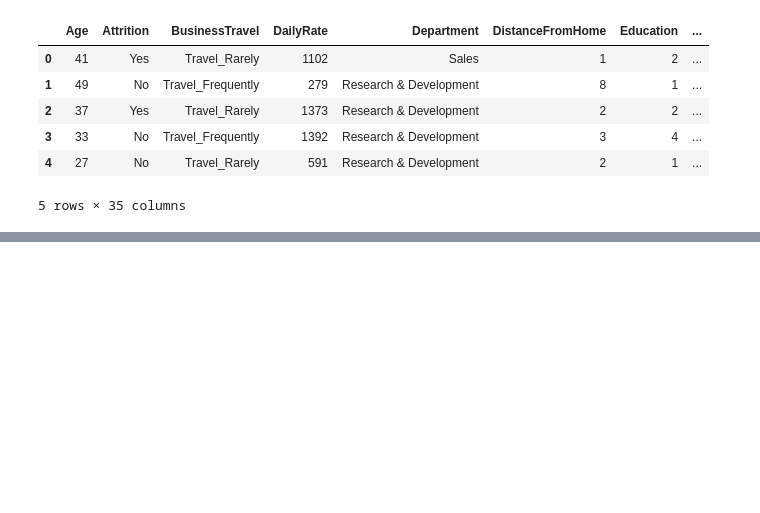
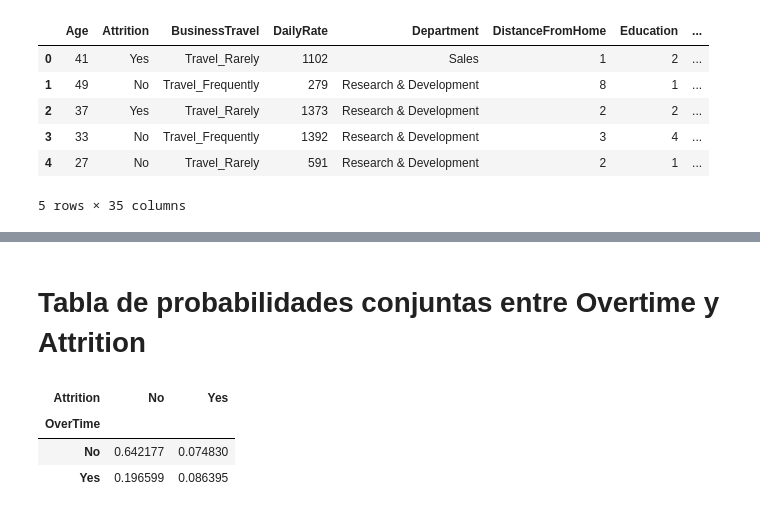
Before and after one commit to Lysjoma/EstadisticaMaestria2, a Jupyter notebook: Taller2/Taller.ipynb, the cells around one changed output, grey strips where cells are left out. Drawn from its saved outputs; the diff is of its cells as text; code cells hidden in the pictures; blank space fills up the shorter version.

```diff
--- a/Taller2/Taller.ipynb
+++ b/Taller2/Taller.ipynb
@@ -15,0 +74,10 @@ df_empleados.head()
+# %% [markdown]
+# Tabla de probabilidades conjuntas entre Overtime y Attrition
+# %%
+TablaProbConjunta = tabla/tabla.values.sum()
+TablaProbConjunta
+# %% [output]
+| Attrition | No | Yes |
+| OverTime |  |  |
+| No | 0.642177 | 0.074830 |
+| Yes | 0.196599 | 0.086395 |
```
Also changed, not shown: parts of 11 cells of this notebook.
